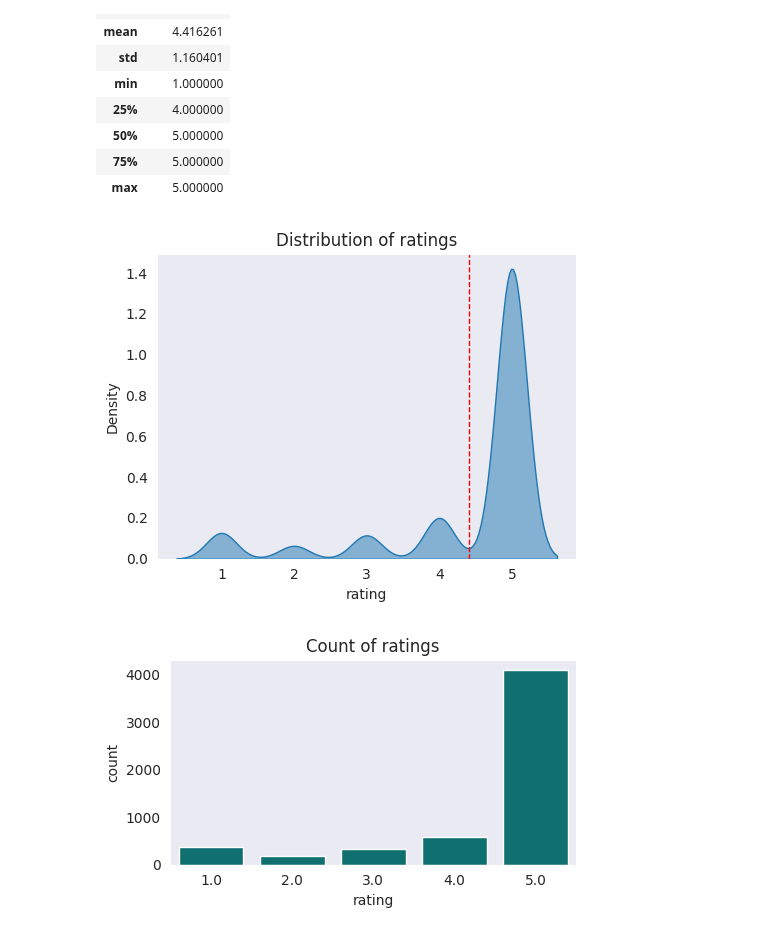
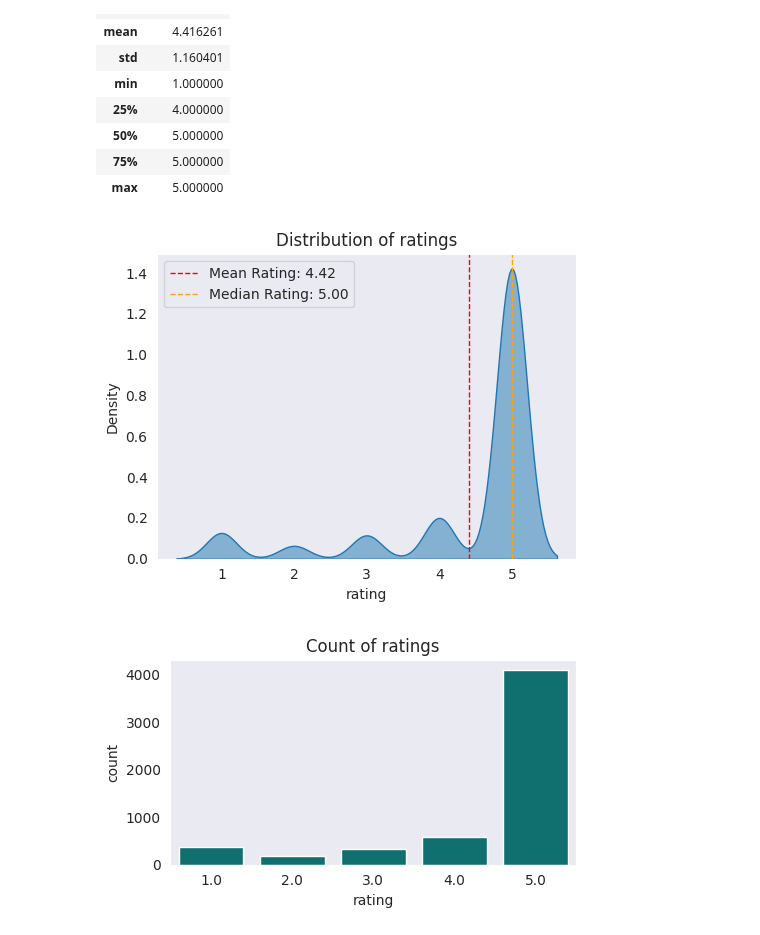
Before and after one commit to ds-edu/capstone-recsys, a Jupyter notebook: recsys_ecomm/notebooks/recsys.ipynb, the cells around one changed output. Cells and saved outputs as stored; diff of their text form; code cells hidden in the pictures.

```diff
--- a/recsys_ecomm/notebooks/recsys.ipynb
+++ b/recsys_ecomm/notebooks/recsys.ipynb
@@ -345,16 +348,18 @@ df.select_dtypes(include = 'number').describe()
 # %%
 # Distribution of ratings
 sns.set_style('dark', {'axes.grid':False})
 plt.figure(figsize=(5,4))
 
 # _ = sns.histplot(data=df, x='rating', color='teal', bins=5, kde=True)
 _ = sns.kdeplot(data=df, x='rating', fill=True, alpha=0.5)
 _.set_title('Distribution of ratings')
-plt.axvline(x=df['rating'].mean(), ls='--', linewidth=1, color='red')
+plt.axvline(x=df['rating'].mean(), ls='--', linewidth=1, color='red', label='Mean Rating: {:.2f}'.format(df['rating'].mean()))
+plt.axvline(x=df['rating'].median(), ls='--', linewidth=1, color='orange', label='Median Rating: {:.2f}'.format(df['rating'].median()))
+plt.legend()
 plt.tight_layout()
 plt.show()
 # %% [output]
-[figure, old version]
+[figure, new version]
 # %%
 # Count Ratings
 plt.figure(figsize=(5,3))
```
Also changed, not shown: parts of 37 cells of this notebook.
